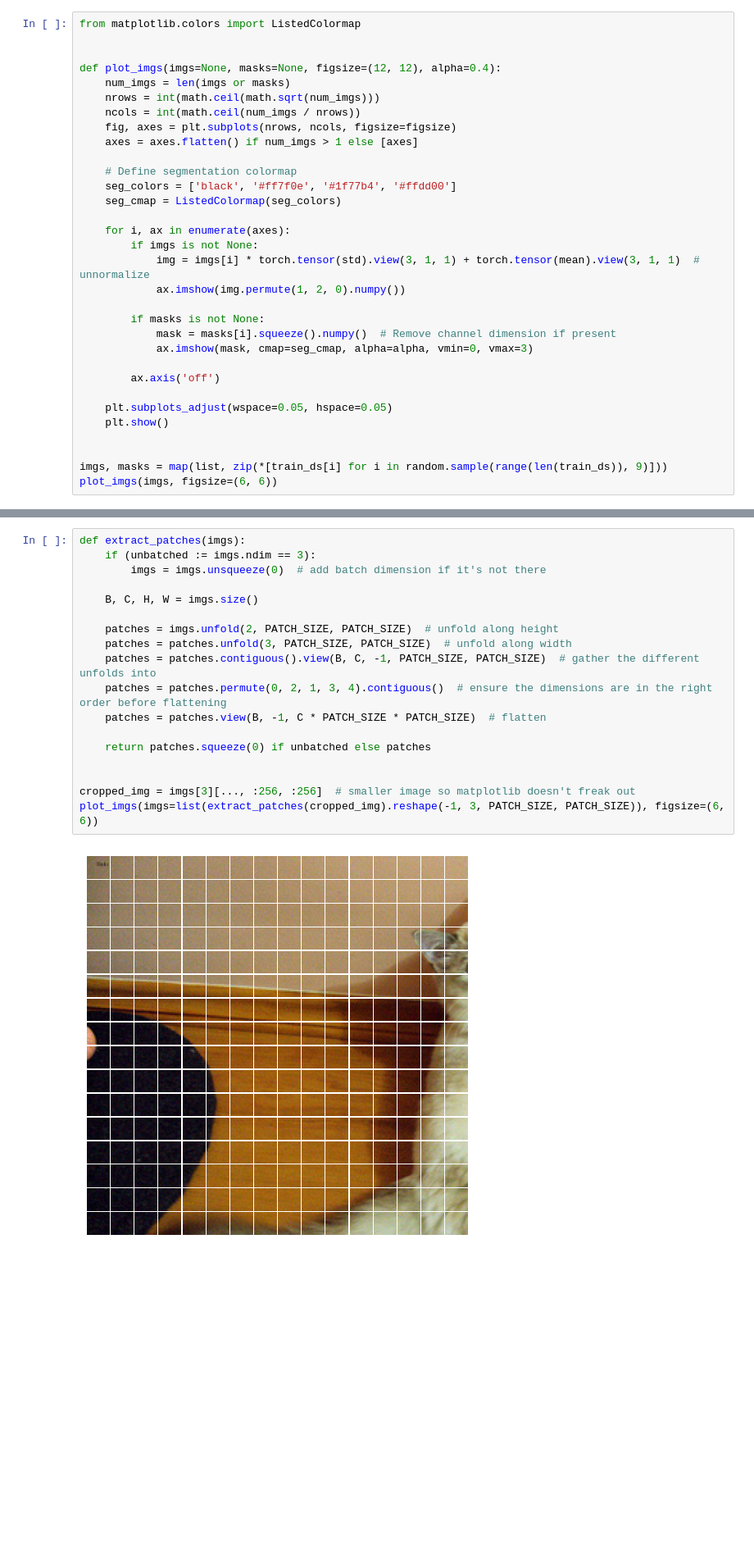
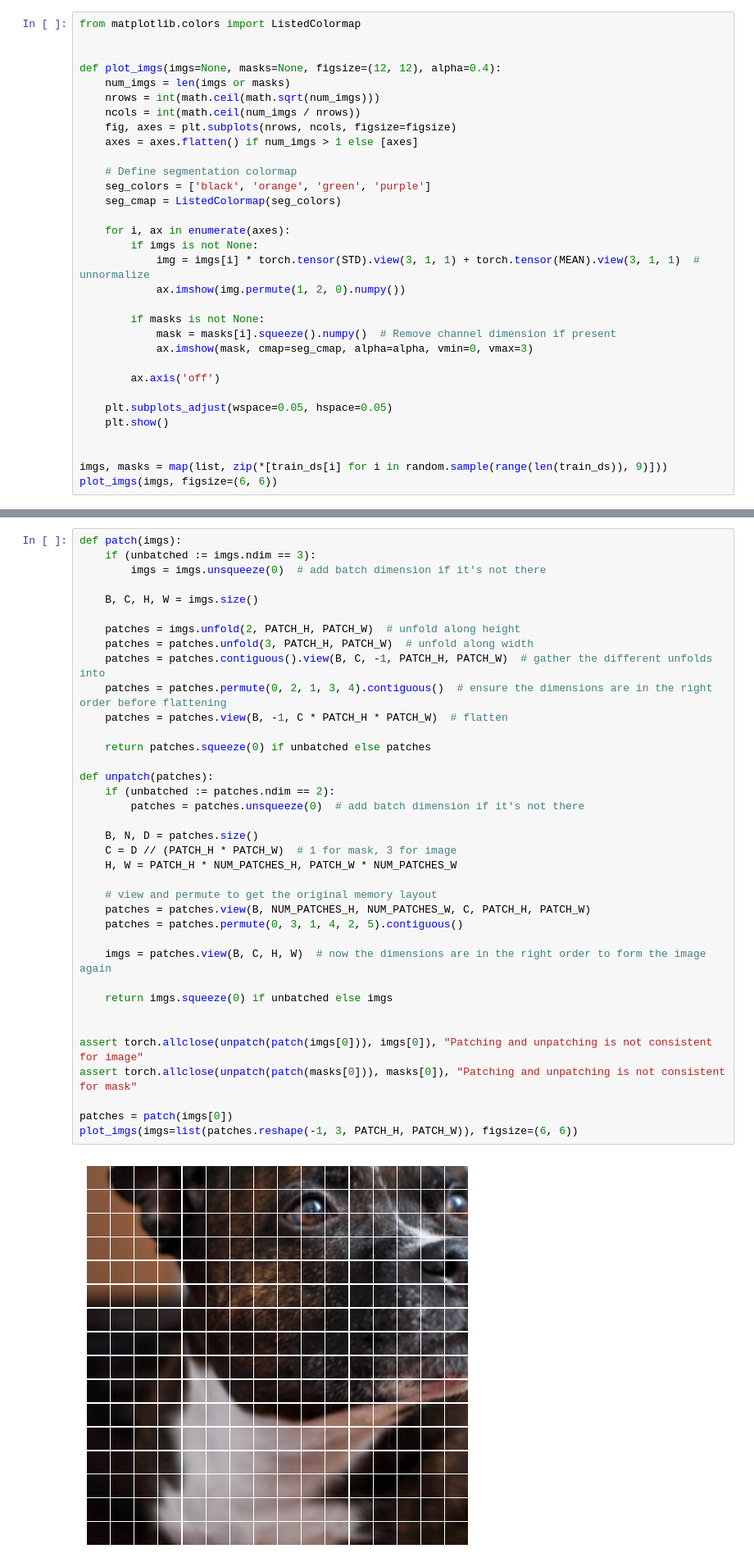
Before and after one commit to BjarniHaukur/minimal-ml, a Jupyter notebook: vision_transformer.ipynb, the cells around one changed output, grey strips where cells are left out. Shown at 82% size. Cells and saved outputs as stored; diff of their text form; blank space fills up the shorter version.

```diff
--- a/vision_transformer.ipynb
+++ b/vision_transformer.ipynb
@@ -76,12 +116,12 @@ def plot_imgs(imgs=None, masks=None, figsize=(12, 12), alpha=0.4):
     axes = axes.flatten() if num_imgs > 1 else [axes]
 
     # Define segmentation colormap
-    seg_colors = ['black', '#ff7f0e', '#1f77b4', '#ffdd00']
+    seg_colors = ['black', 'orange', 'green', 'purple']
     seg_cmap = ListedColormap(seg_colors)
 
     for i, ax in enumerate(axes):
         if imgs is not None:
-            img = imgs[i] * torch.tensor(std).view(3, 1, 1) + torch.tensor(mean).view(3, 1, 1)  # unnormalize
+            img = imgs[i] * torch.tensor(STD).view(3, 1, 1) + torch.tensor(MEAN).view(3, 1, 1)  # unnormalize
             ax.imshow(img.permute(1, 2, 0).numpy())
 
         if masks is not None:
@@ -109,22 +149,41 @@ plot_imgs(masks=masks, figsize=(6, 6))
 # %% [markdown]
 Before implementing a vision transformer, we need to represent images in a format the model can understand. This requires creating "patches" – dividing the image into many smaller, equal-sized chunks. By treating the image as a sequence of patches (read from left to right, like a book), the transformer can then imbibe the image data!
 # %%
-def extract_patches(imgs):
+def patch(imgs):
     if (unbatched := imgs.ndim == 3):
         imgs = imgs.unsqueeze(0)  # add batch dimension if it's not there
 
     B, C, H, W = imgs.size()
 
-    patches = imgs.unfold(2, PATCH_SIZE, PATCH_SIZE)  # unfold along height
-    patches = patches.unfold(3, PATCH_SIZE, PATCH_SIZE)  # unfold along width
-    patches = patches.contiguous().view(B, C, -1, PATCH_SIZE, PATCH_SIZE)  # gather the different unfolds into
+    patches = imgs.unfold(2, PATCH_H, PATCH_W)  # unfold along height
+    patches = patches.unfold(3, PATCH_H, PATCH_W)  # unfold along width
+    patches = patches.contiguous().view(B, C, -1, PATCH_H, PATCH_W)  # gather the different unfolds into
     patches = patches.permute(0, 2, 1, 3, 4).contiguous()  # ensure the dimensions are in the right order before flattening
-    patches = patches.view(B, -1, C * PATCH_SIZE * PATCH_SIZE)  # flatten
+    patches = patches.view(B, -1, C * PATCH_H * PATCH_W)  # flatten
 
     return patches.squeeze(0) if unbatched else patches
 
+def unpatch(patches):
+    if (unbatched := patches.ndim == 2):
+        patches = patches.unsqueeze(0)  # add batch dimension if it's not there
 
-cropped_img = imgs[3][..., :256, :256]  # smaller image so matplotlib doesn't freak out
-plot_imgs(imgs=list(extract_patches(cropped_img).reshape(-1, 3, PATCH_SIZE, PATCH_SIZE)), figsize=(6, 6))
+    B, N, D = patches.size()
+    C = D // (PATCH_H * PATCH_W)  # 1 for mask, 3 for image
+    H, W = PATCH_H * NUM_PATCHES_H, PATCH_W * NUM_PATCHES_W
+
+    # view and permute to get the original memory layout
+    patches = patches.view(B, NUM_PATCHES_H, NUM_PATCHES_W, C, PATCH_H, PATCH_W)
+    patches = patches.permute(0, 3, 1, 4, 2, 5).contiguous()
+
+    imgs = patches.view(B, C, H, W)  # now the dimensions are in the right order to form the image again
+
+    return imgs.squeeze(0) if unbatched else imgs
+
+
+assert torch.allclose(unpatch(patch(imgs[0])), imgs[0]), "Patching and unpatching is not consistent for image"
+assert torch.allclose(unpatch(patch(masks[0])), masks[0]), "Patching and unpatching is not consistent for mask"
+
+patches = patch(imgs[0])
+plot_imgs(imgs=list(patches.reshape(-1, 3, PATCH_H, PATCH_W)), figsize=(6, 6))
 # %% [output]
-[figure, old version]
+[figure, new version]
```
Also changed, not shown: parts of 22 cells of this notebook.
